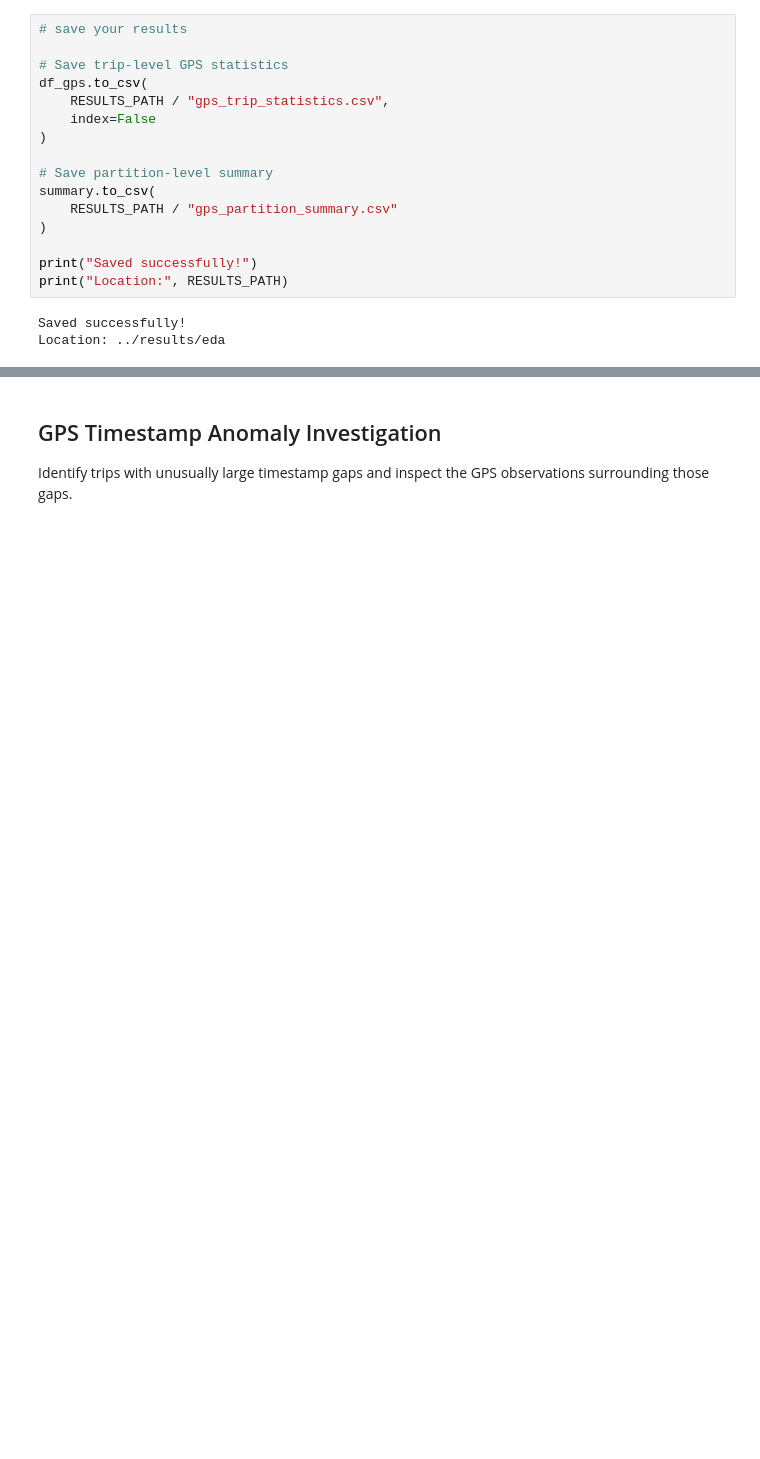
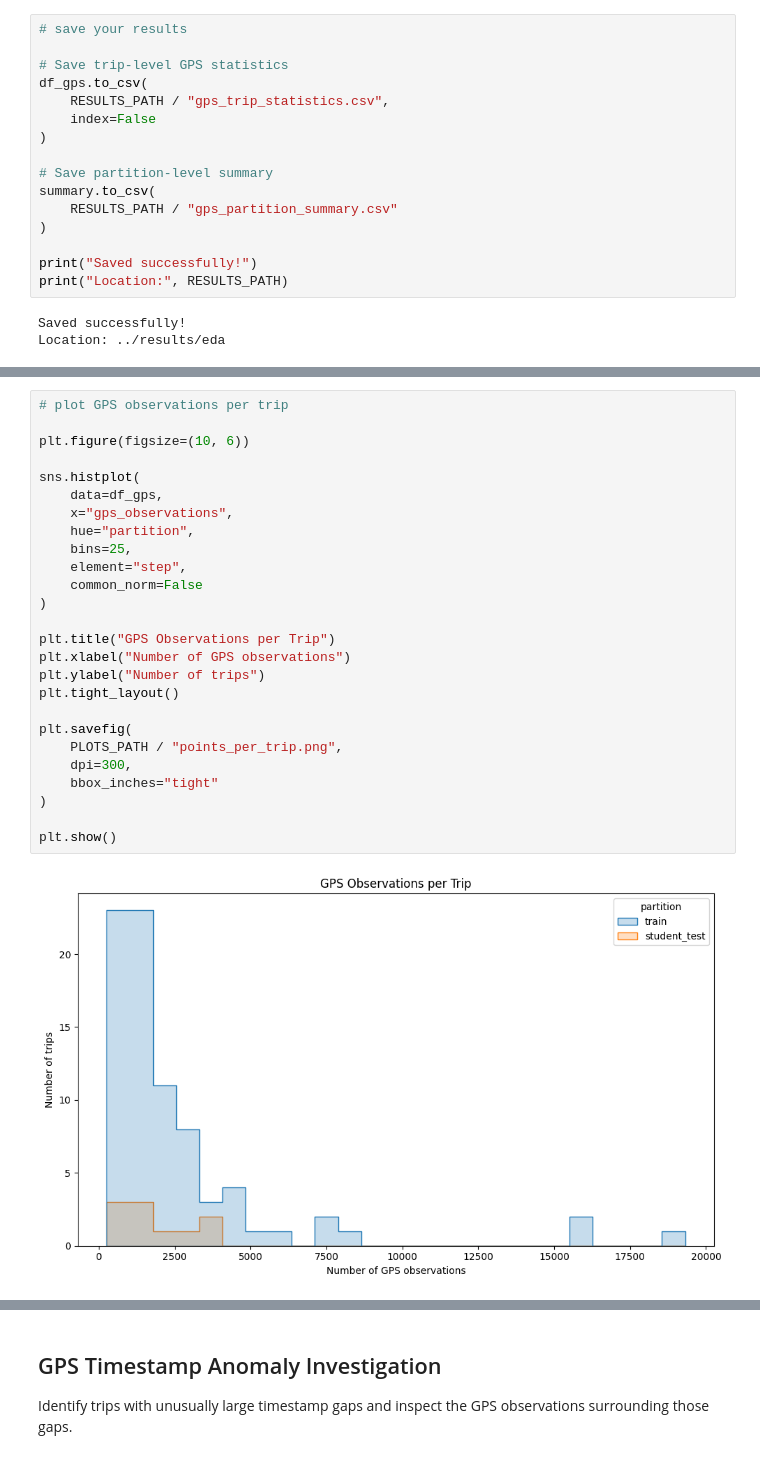
Before and after one commit to idwmu/ML-18_11-E-7, a Jupyter notebook: data_processing/eda.ipynb, the cells around one changed output, grey strips where cells are left out. Cells and saved outputs as stored; diff of their text form; blank space fills up the shorter version.

```diff
--- a/data_processing/eda.ipynb
+++ b/data_processing/eda.ipynb
@@ -366,0 +372,28 @@ Location: ../results/eda
+# %%
+# plot GPS observations per trip
+
+plt.figure(figsize=(10, 6))
+
+sns.histplot(
+    data=df_gps,
+    x="gps_observations",
+    hue="partition",
+    bins=25,
+    element="step",
+    common_norm=False
+)
+
+plt.title("GPS Observations per Trip")
+plt.xlabel("Number of GPS observations")
+plt.ylabel("Number of trips")
+plt.tight_layout()
+
+plt.savefig(
+    PLOTS_PATH / "points_per_trip.png",
+    dpi=300,
+    bbox_inches="tight"
+)
+
+plt.show()
+# %% [output]
+[figure, added]
```
Also changed, not shown: parts of 19 cells of this notebook, 17 other files.
